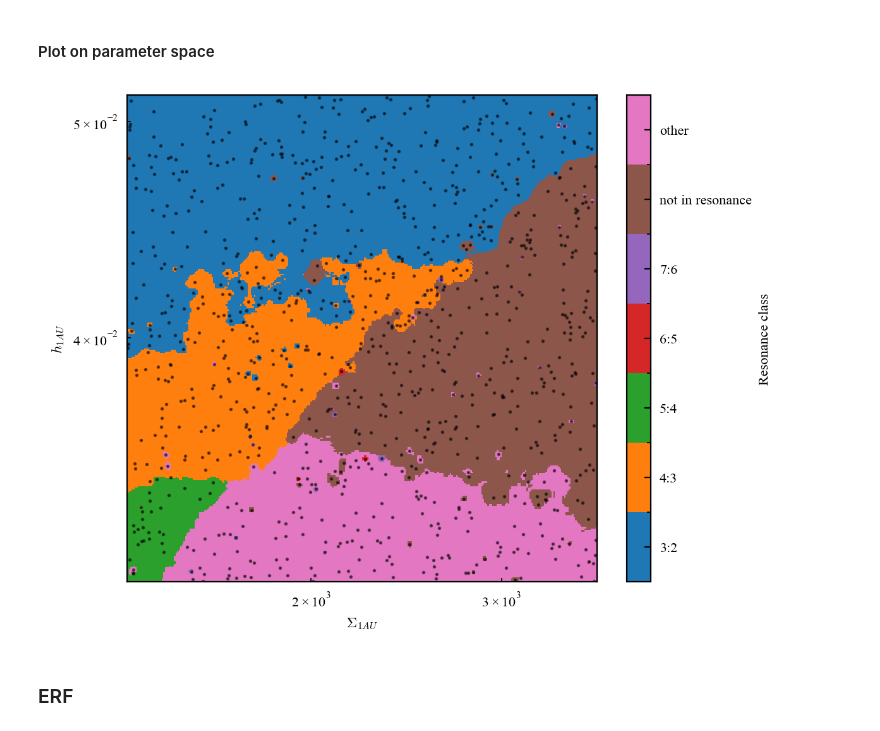
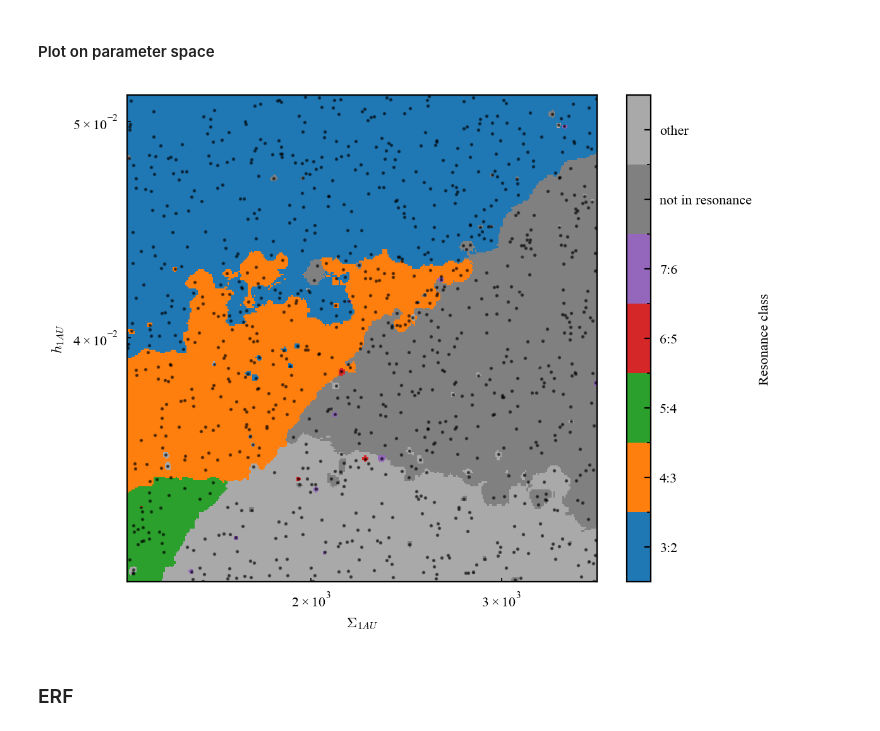
Before and after one commit to dchen10Git/uh-ifa-reu-2026, a Jupyter notebook: machine_learning.ipynb, the cells around one changed output. Cells and saved outputs as stored; diff of their text form; code cells hidden in the pictures.

```diff
--- a/machine_learning.ipynb
+++ b/machine_learning.ipynb
@@ -62,7 +62,7 @@ r_sun = u.Rsun.to(u.AU)
 # %% [markdown]
 ### Obtain stored outcome files
 # %%
-planet_outcomes = pd.read_hdf("planet_outcomes8_c.h5", key="df")
+planet_outcomes = pd.read_hdf("dfs/planet_outcomes8_c.h5", key="df")
 # %% [markdown]
 ### Select planet survival or resonant outcomes
 # %%
@@ -72,7 +72,7 @@ label = planet_outcomes["pl_survived"]
 name = "Planets remaining"
 
 # Inner/outer resonance class
-classes = ["3:2", "4:3", "5:4", "6:5", "7:6", "not in resonance", "other"]
+classes = ["2:1", "3:2", "4:3", "5:4", "6:5", "7:6", "not in resonance", "other"][1:]
 label = planet_outcomes["inner_res_class"]
 name = "Resonance class"
 # %% [markdown]
@@ -190,7 +190,7 @@ def plot_ml_pred(map_res=300):
 
     plt.figure(figsize=(6,5))
 
-    cmap = ListedColormap(["C0", "C1", "C2", "C3", "C4", "C5", "C6", "C8", "gray", "black"][:len(classes)])
+    cmap = ListedColormap(["C0", "C1", "C2", "C3", "C4", "gray", "darkgray"][:len(classes)])
     bounds = np.arange(len(classes) + 1) - 0.5
     norm = BoundaryNorm(bounds, cmap.N)
 
@@ -198,34 +198,34 @@ def plot_ml_pred(map_res=300):
         10**XX,
         10**YY,
         Z_int,
         shading="auto",
         cmap=cmap,
         norm=norm
     )
 
     plt.scatter(
         planet_outcomes["Sigma_1au"],
         planet_outcomes["h_1au"],
         c="k",
         s=1,
         alpha=0.5
     )
 
     plt.xscale("log")
     plt.yscale("log")
 
     plt.xlabel(r"$\Sigma_{1AU}$")
     plt.ylabel(r"$h_{1AU}$")
 
     cbar = plt.colorbar(mesh, ticks=np.arange(len(classes)))
     cbar.set_ticklabels(classes)
     cbar.set_label(name)
 
     plt.show()
 
 plot_ml_pred()
 # %% [output]
-[figure, old version]
+[figure, new version]
 # %% [markdown]
 ### ERF
 # %%
```
Also changed, not shown: parts of 1 cell of this notebook, 4 other files.
